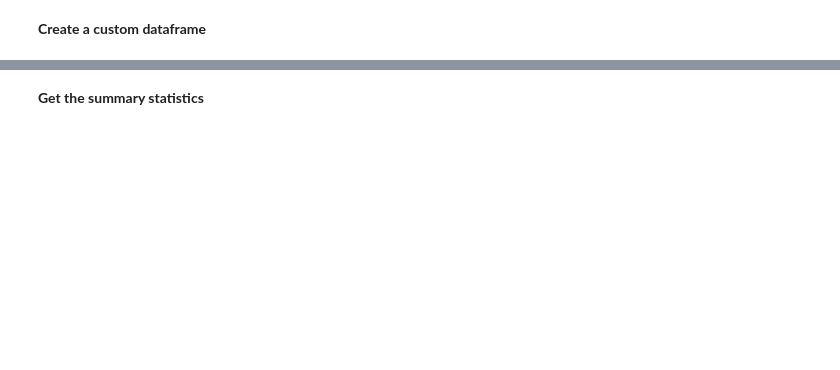
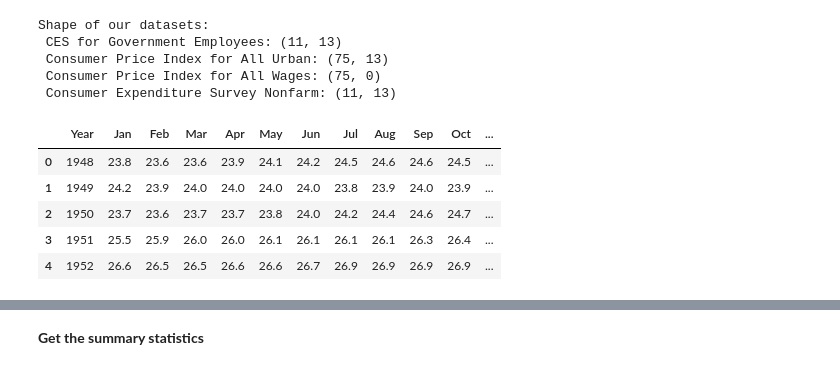
Before and after one commit to techthumb1/bls_project, a Jupyter notebook: notebooks/inflation_2022.ipynb, the cells around one changed output, grey strips where cells are left out. Drawn from its saved outputs; the diff is of its cells as text; code cells hidden in the pictures; blank space fills up the shorter version.

```diff
--- a/notebooks/inflation_2022.ipynb
+++ b/notebooks/inflation_2022.ipynb
@@ -22,2 +24,25 @@ ces =   pd.read_csv('')
-# %% [markdown]
-**Create a custom dataframe**
+# %%
+# Read in our datasets
+print(f'Shape of our datasets:','\n','CES for Government Employees:',ces_gov.shape,'\n',
+      'Consumer Price Index for All Urban:',cpi_u.shape,'\n',
+      'Consumer Price Index for All Wages:', cpi_w.shape,'\n',
+      'Consumer Expenditure Survey Nonfarm:', ces_total_nf.shape),'\n',
+ces_gov = pd.read_csv('/Users/jasonrobinson/Documents/Projects/bls_project/data_2/SeriesReport-ces-government.csv')
+cpi_u = pd.read_csv('/Users/jasonrobinson/Documents/Projects/bls_project/data_2/SeriesReport-cpi-all-u-notadj.48.csv')
+cpi_w = pd.read_csv('/Users/jasonrobinson/Documents/Projects/bls_project/data_2/SeriesReport-cpi-urbwage-notadj.48.csv')
+ces_total_nf = pd.read_csv('/Users/jasonrobinson/Documents/Projects/bls_project/data_2/SeriesReport-ces-total-nonfarm.csv')
+# %% [output]
+Shape of our datasets:
+ CES for Government Employees: (11, 13)
+ Consumer Price Index for All Urban: (75, 13)
+ Consumer Price Index for All Wages: (75, 0)
+ Consumer Expenditure Survey Nonfarm: (11, 13)
+# %%
+cpi_w.head()
+# %% [output]
+|  | Year | Jan | Feb | Mar | Apr | May | Jun | Jul | Aug | Sep | Oct | ... |
+| 0 | 1948 | 23.8 | 23.6 | 23.6 | 23.9 | 24.1 | 24.2 | 24.5 | 24.6 | 24.6 | 24.5 | ... |
+| 1 | 1949 | 24.2 | 23.9 | 24.0 | 24.0 | 24.0 | 24.0 | 23.8 | 23.9 | 24.0 | 23.9 | ... |
+| 2 | 1950 | 23.7 | 23.6 | 23.7 | 23.7 | 23.8 | 24.0 | 24.2 | 24.4 | 24.6 | 24.7 | ... |
+| 3 | 1951 | 25.5 | 25.9 | 26.0 | 26.0 | 26.1 | 26.1 | 26.1 | 26.1 | 26.3 | 26.4 | ... |
+| 4 | 1952 | 26.6 | 26.5 | 26.5 | 26.6 | 26.6 | 26.7 | 26.9 | 26.9 | 26.9 | 26.9 | ... |
```
Also changed, not shown: parts of 11 cells of this notebook, 12 other files.
